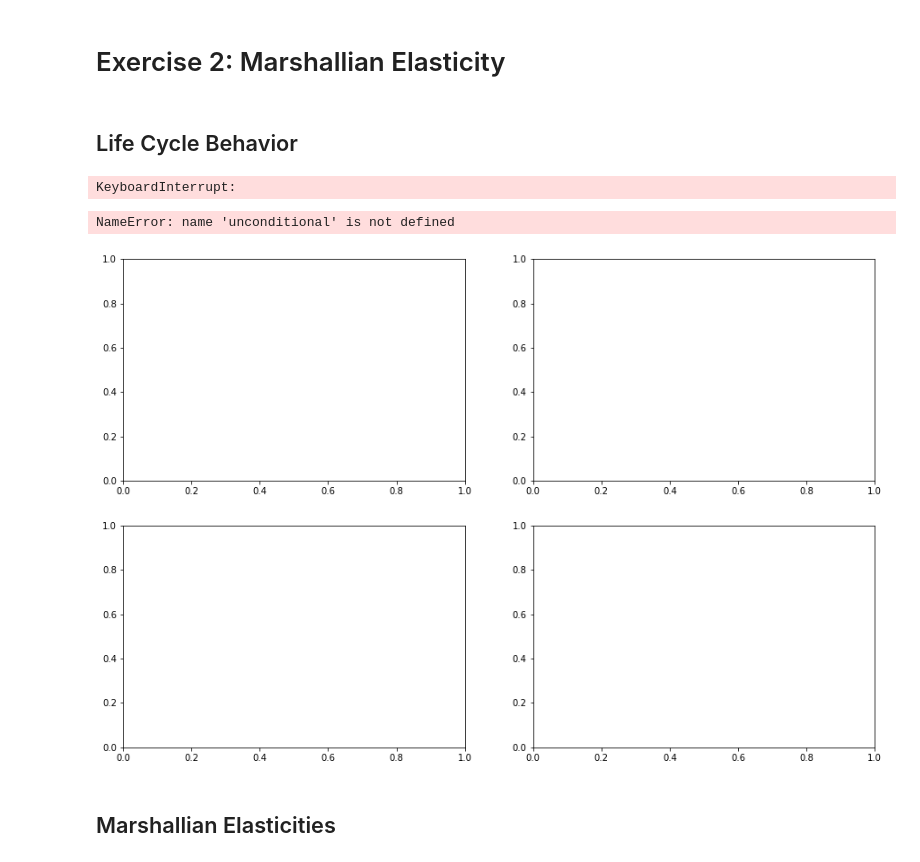
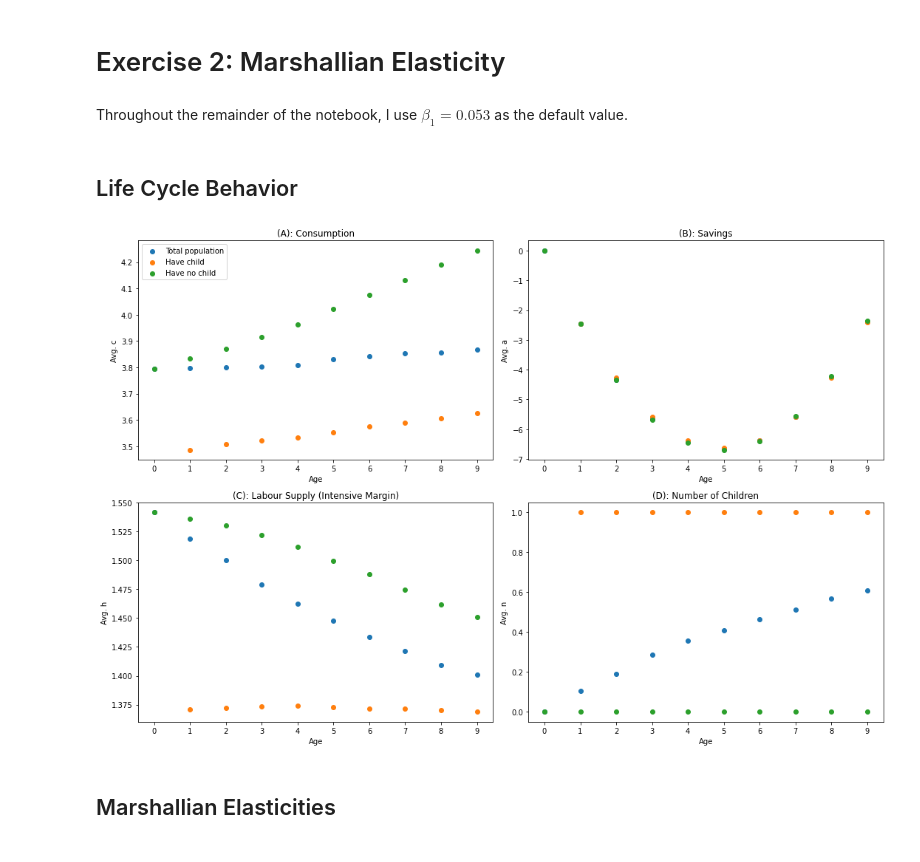
Before and after one commit to HansChristianPOLIT/HH_PortfolioExam, a Jupyter notebook: Assignment1/LaborSupplyAndChildren.ipynb, the cells around one changed output. Drawn from its saved outputs; the diff is of its cells as text; code cells hidden in the pictures.

```diff
--- a/Assignment1/LaborSupplyAndChildren.ipynb
+++ b/Assignment1/LaborSupplyAndChildren.ipynb
@@ -108,20 +118,17 @@ true_beta_1 = result.x[0]
 print("True beta_1 value:", true_beta_1)
 # %% [markdown]
 # Exercise 2: Marshallian Elasticity <a class="anchor" id="second-bullet"></a>
+# %% [markdown]
+Throughout the remainder of the notebook, I use $\beta_1 = 0.053$ as the default value.
 # %% [markdown]
 ## Life Cycle Behavior <a class="anchor" id="secondA-bullet"></a>
-# %%
-model = DynLaborFertModelClass(par={'beta_1':0.053})
-model.solve()
-# %% [output]
-KeyboardInterrupt:
 # %%
 # Unpack parameters and simulation results
-par = model.par
-sim = model.sim
+par = model_true.par
+sim = model_true.sim
 
 # Define conditions
-Total_population = np.ones(sim.n.shape, dtype=bool)
+total_population = np.ones(sim.n.shape, dtype=bool)
 with_child = np.column_stack((np.zeros(sim.n.shape[0]), sim.n[:, 1:] > 0))
 no_child = sim.n == 0
 
@@ -132,41 +139,40 @@ ax = {}
 fig, ((ax['c'], ax['a']), (ax['h'], ax['n'])) = plt.subplots(2, 2, figsize=(15,10))
 
 # Assign titles for each variable
-titles = {'c': 'Consumption', 'a': 'Savings', 'h': 'Hours Worked', 'n': 'Number of Children'}
+titles = {'c': 'Consumption', 'a': 'Savings', 'h': 'Labour Supply (Intensive Margin)', 'n': 'Number of Children'}
 
 # Assign panel letters for each variable
 panel_letters = {'c': 'A', 'a': 'B', 'h': 'C', 'n': 'D'}
 
 # Iterate over the keys of the dictionary, which correspond to the variables of interest
 for var in ('c', 'a', 'h', 'n'):
     # Calculate the mean of the variable of interest under each condition
-    for condition, label in zip((unconditional, with_child, without_child), ('Total population', 'Have child', 'Have no child')):
+    for condition, label in zip((total_population, with_child, no_child), ('Total population', 'Have child', 'Have no child')):
         mean_values = np.nanmean(np.where(condition, getattr(sim, var), np.nan), axis=0)
         # Plot the mean values
         ax[var].scatter(range(par.simT), mean_values, label=label)
 
     # Set up the labels and ticks of the x-axis and y-axis
     ax[var].set(xlabel='Age', ylabel=f'Avg. {var}', xticks=range(par.simT))
 
     # Set the title for the subplot with the corresponding panel letter
-    ax[var].set_title(f'({panel_letters[var]}): Average {titles[var]}')
+    ax[var].set_title(f'({panel_letters[var]}): {titles[var]}')
 
     # If we are plotting consumption, add a legend to the plot
     if var == 'c':
         ax[var].legend()
 
 # Ensure a clean layout
 
 fig.tight_layout()
 
 if not os.path.exists("../plots"):
         os.makedirs("../plots")
 
 plt.savefig("../plots/LifeCycleBaseline.pdf", bbox_inches='tight')
 plt.show()
 # %% [output]
-NameError: name 'unconditional' is not defined
-[figure, old version]
+[figure, new version]
 # %% [markdown]
 ## Marshallian Elasticities <a class="anchor" id="secondB-bullet"></a>
 # %% [markdown]
```
Also changed, not shown: parts of 15 cells of this notebook, 10 other files.
